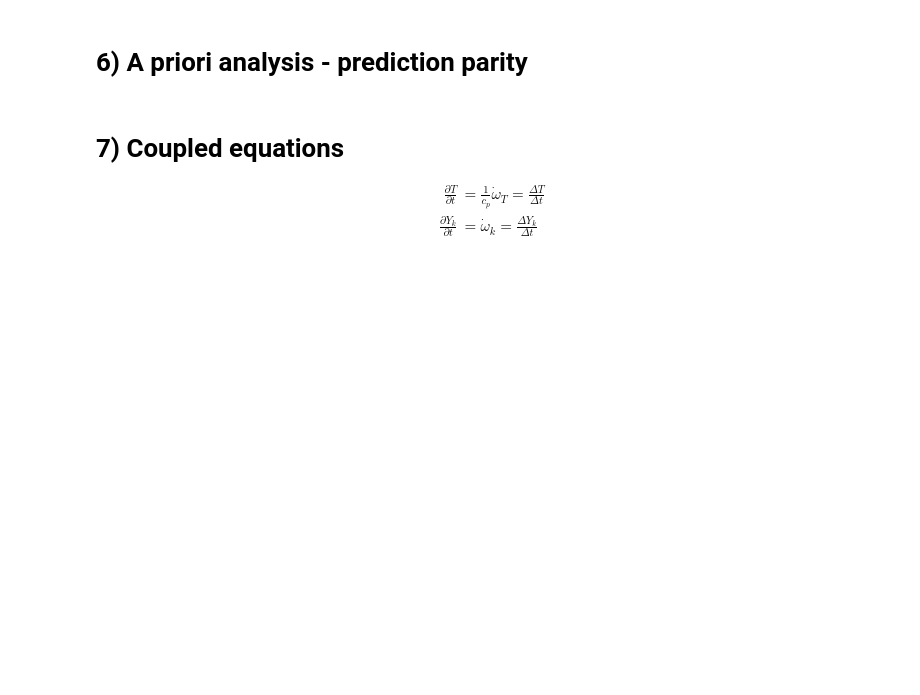
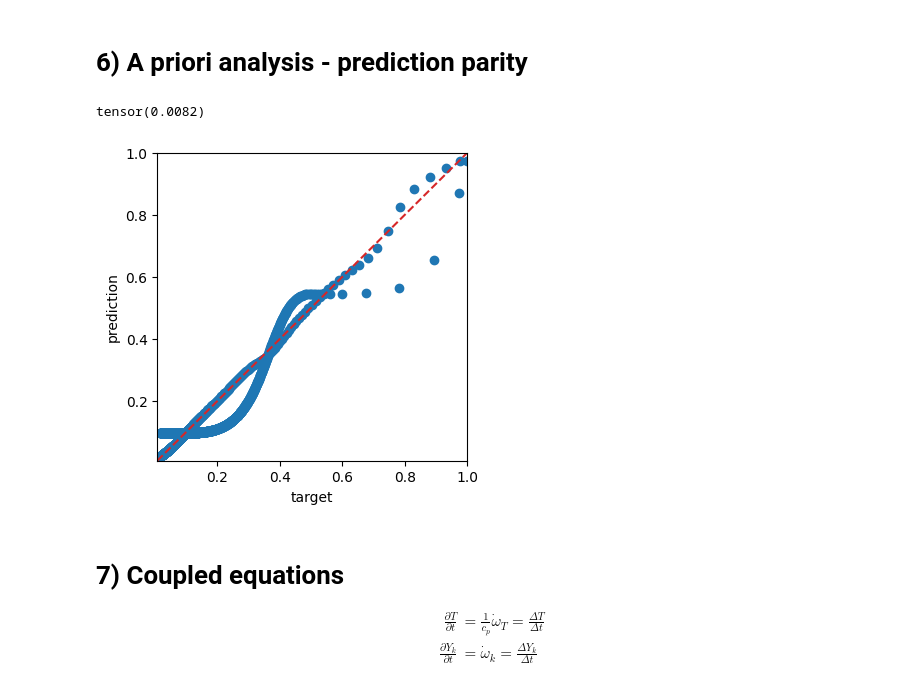
Before and after one commit to neckel09/nhr4ces_ml_in_combustion, a Jupyter notebook: training.ipynb, the cells around one changed output. Saved outputs shown, nothing was run; the diff lists cells and outputs as text; code cells hidden in the pictures; blank space fills up the shorter version.

```diff
--- a/training.ipynb
+++ b/training.ipynb
@@ -163,12 +213,13 @@ plot_loss(losses)
 # %%
 sp = "H2O"
 
-for i, model in enumerate(models):
+y_pred = model(x_norm).detach().numpy()
 
-    y_pred = model(x_norm_split[i]).detach().numpy()
-
-    fig = plot_parity(y_norm_split[i], y_pred, sp)
-    plt.show()
+fig = plot_parity(y_norm, y_pred, sp)
+plt.show()
+# %% [output]
+tensor(0.0082)
+[figure, added]
 # %% [markdown]
 # 7) Coupled equations
 
```
Also changed, not shown: parts of 7 cells of this notebook.
